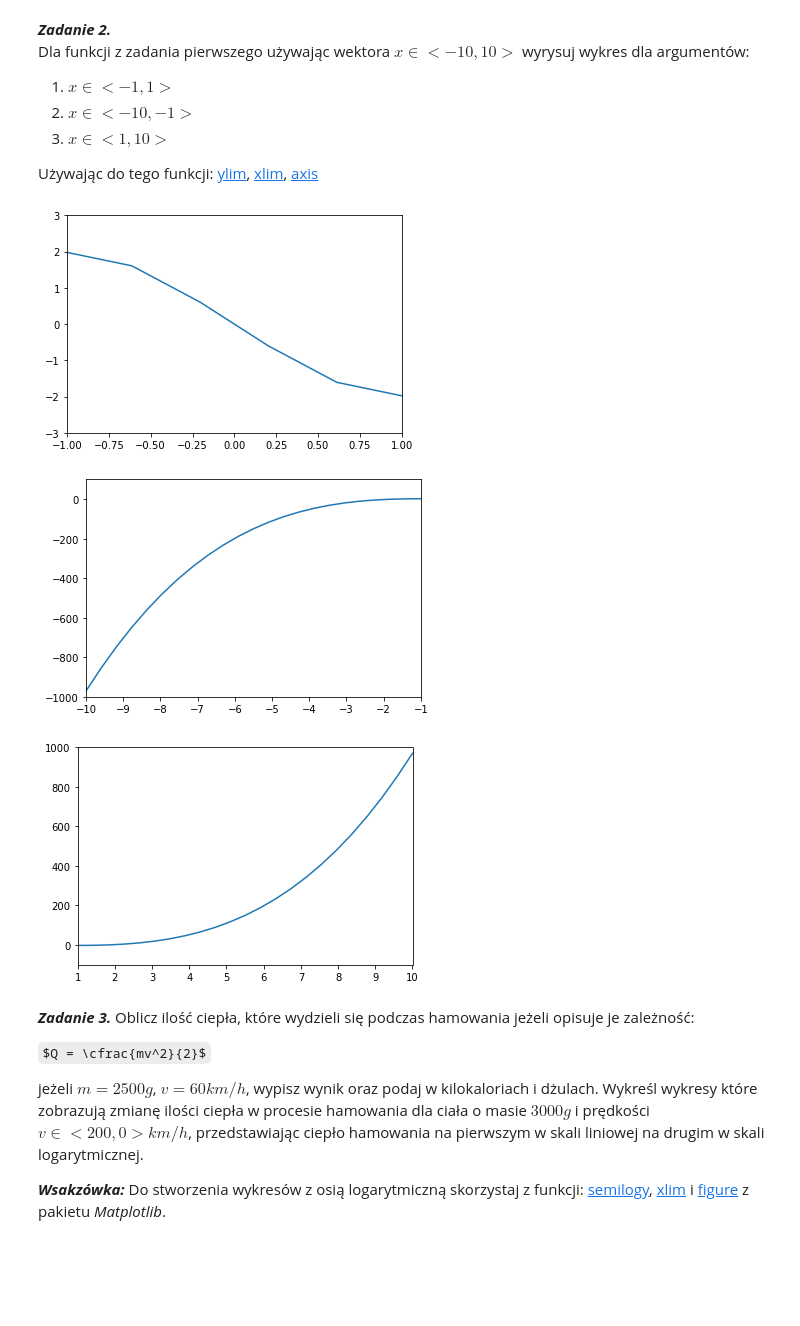
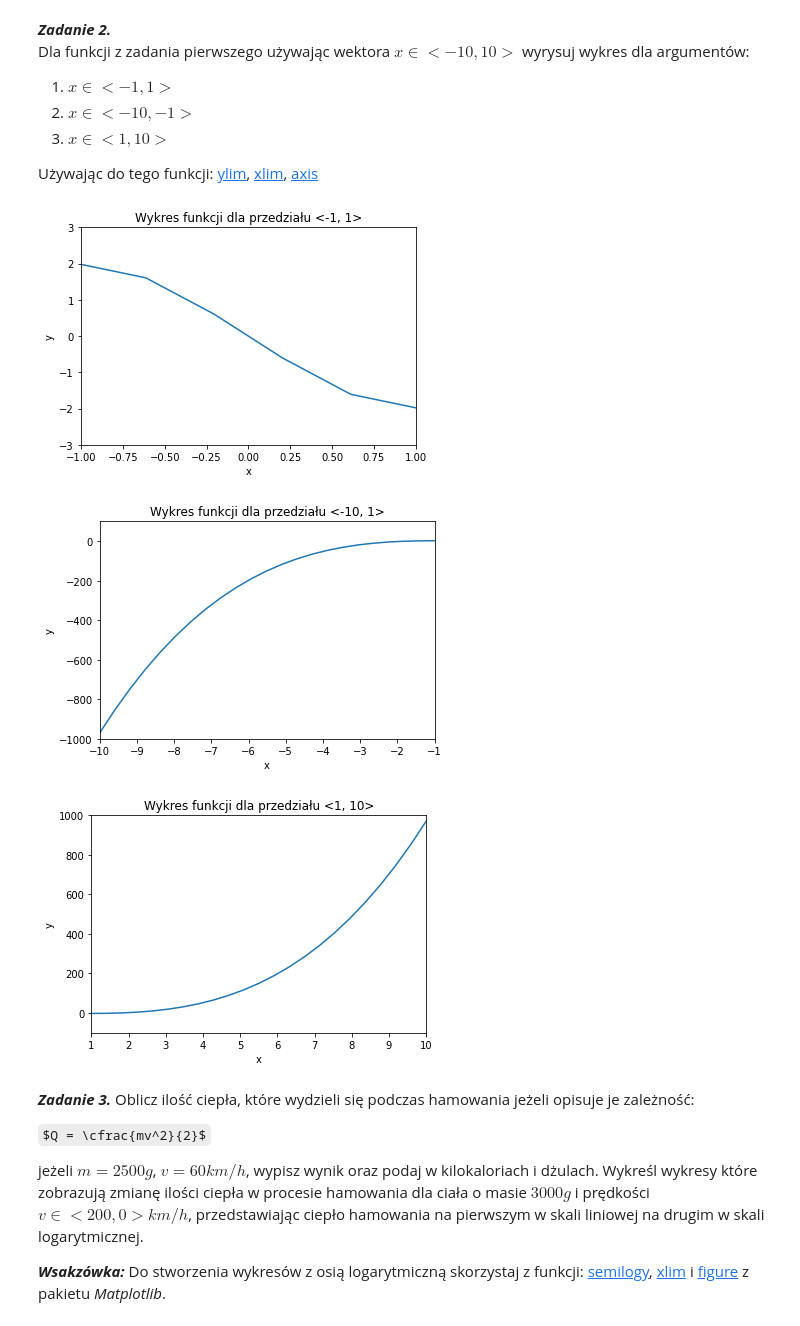
Before and after one commit to nksiazek/Metody-Numeryczne, a Jupyter notebook: lab2/sprawozdanie.ipynb, the cells around one changed output. Drawn from its saved outputs; the diff is of its cells as text; code cells hidden in the pictures; some formulas as TeX source; blank space fills up the shorter version.

```diff
--- a/lab2/sprawozdanie.ipynb
+++ b/lab2/sprawozdanie.ipynb
@@ -71,24 +72,33 @@ Używając do tego funkcji: [ylim](https://matplotlib.org/3.3.1/api/_as_gen/matp
 # %%
 x = np.linspace(-10, 10)
 y = x**3 - 3*x
 plt.plot(x, y)
+plt.title('Wykres funkcji dla przedziału <-1, 1>')
+plt.xlabel('x')
+plt.ylabel('y')
 plt.xlim(-1, 1)
 plt.ylim(-3, 3)
 plt.show()
 
 plt.plot(x, y)
+plt.title('Wykres funkcji dla przedziału <-10, 1>')
+plt.xlabel('x')
+plt.ylabel('y')
 plt.xlim(-10, -1)
 plt.ylim(-1000, 100)
 plt.show()
 
 plt.plot(x, y)
+plt.title('Wykres funkcji dla przedziału <1, 10>')
+plt.xlabel('x')
+plt.ylabel('y')
 plt.xlim(1, 10)
 plt.ylim(-100, 1000)
 plt.show()
 # %% [output]
-[figure, old version]
+[figure, new version]
-[figure, old version]
+[figure, new version]
-[figure, old version]
+[figure, new version]
 # %% [markdown]
 ***Zadanie 3.***
 Oblicz ilość ciepła, które wydzieli się podczas hamowania jeżeli opisuje je zależność:
```
Also changed, not shown: parts of 11 cells of this notebook.
